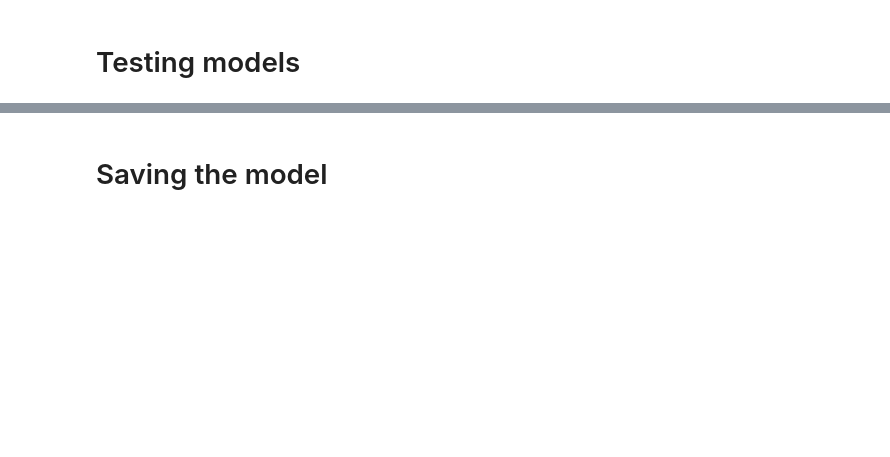
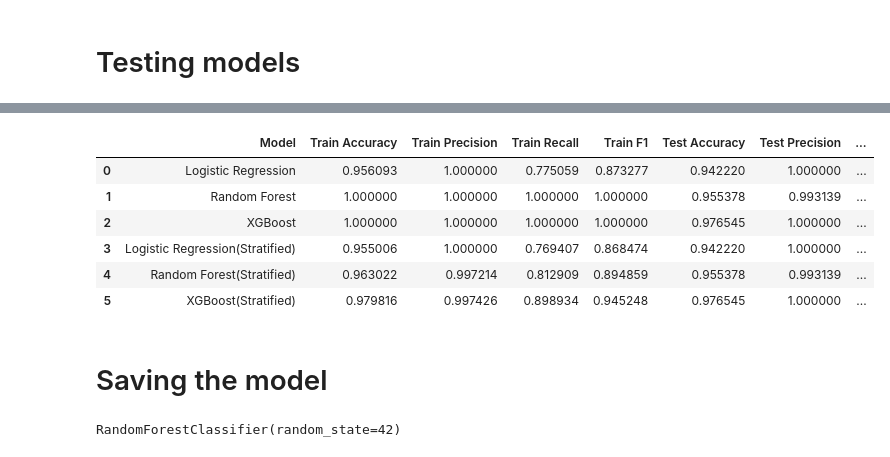
Before and after one commit to Shrutisd1003/XAI-for-Financial-Fraud-Detection, a Jupyter notebook: Model building/Model_training.ipynb, the cells around one changed output, grey strips where cells are left out. Drawn from its saved outputs; the diff is of its cells as text; code cells hidden in the pictures; blank space fills up the shorter version.

```diff
--- a/Model building/Model_training.ipynb
+++ b/Model building/Model_training.ipynb
@@ -110,4 +68,4 @@ X_smoted.shape
 # %% [markdown]
 # Testing models
 # %%
-X_train, X_test, y_train, y_test = train_test_split(X_smoted, y_smoted, test_size=0.45, random_state=42)
+X_train, X_test, y_train, y_test = train_test_split(X, y, test_size=0.35, random_state=42)
@@ -245,3 +94,30 @@ Stratified K fold - Random Forest
+# %%
+for model_name, model in models.items():
+    model.fit(X_train, y_train)
+
+    train_preds = model.predict(X_train)
+
+    train_accuracy = accuracy_score(y_train, train_preds)
+    train_precision = precision_score(y_train, train_preds)
+    train_recall = recall_score(y_train, train_preds)
+    train_f1 = f1_score(y_train, train_preds)
+
+    test_preds = model.predict(X_test)
+
+    test_accuracy = accuracy_score(y_test, test_preds)
+    test_precision = precision_score(y_test, test_preds)
+    test_recall = recall_score(y_test, test_preds)
+    test_f1 = f1_score(y_test, test_preds)
+
+    metrics = metrics.append({"Model": model_name,
+                              "Train Accuracy": train_accuracy,
+                              "Train Precision": train_precision,
+                              "Train Recall": train_recall,
+                              "Train F1": train_f1,
+                              "Test Accuracy": test_accuracy,
+                              "Test Precision": test_precision,
+                              "Test Recall": test_recall,
+                              "Test F1": test_f1}, ignore_index=True)
 # %%
 X_train = X_train.values if isinstance(X_train, pd.DataFrame) else X_train
 y_train = y_train.values if isinstance(y_train, pd.Series) else y_train
@@ -479,5 +174,20 @@ Recall: 0.9088541666666666
+# %%
+metrics
+# %% [output]
+|  | Model | Train Accuracy | Train Precision | Train Recall | Train F1 | Test Accuracy | Test Precision | ... |
+| 0 | Logistic Regression | 0.956093 | 1.000000 | 0.775059 | 0.873277 | 0.942220 | 1.000000 | ... |
+| 1 | Random Forest | 1.000000 | 1.000000 | 1.000000 | 1.000000 | 0.955378 | 0.993139 | ... |
+| 2 | XGBoost | 1.000000 | 1.000000 | 1.000000 | 1.000000 | 0.976545 | 1.000000 | ... |
+| 3 | Logistic Regression(Stratified) | 0.955006 | 1.000000 | 0.769407 | 0.868474 | 0.942220 | 1.000000 | ... |
+| 4 | Random Forest(Stratified) | 0.963022 | 0.997214 | 0.812909 | 0.894859 | 0.955378 | 0.993139 | ... |
+| 5 | XGBoost(Stratified) | 0.979816 | 0.997426 | 0.898934 | 0.945248 | 0.976545 | 1.000000 | ... |
 # %% [markdown]
 # Saving the model
+# %%
+final_model = RandomForestClassifier(n_estimators=100, random_state=42)
+final_model.fit(X_train, y_train)
+# %% [output]
+RandomForestClassifier(random_state=42)
 # %%
 import pickle
 path = "prediction_model.pkl"
```
Also changed, not shown: parts of 29 cells of this notebook, 16 other files.
